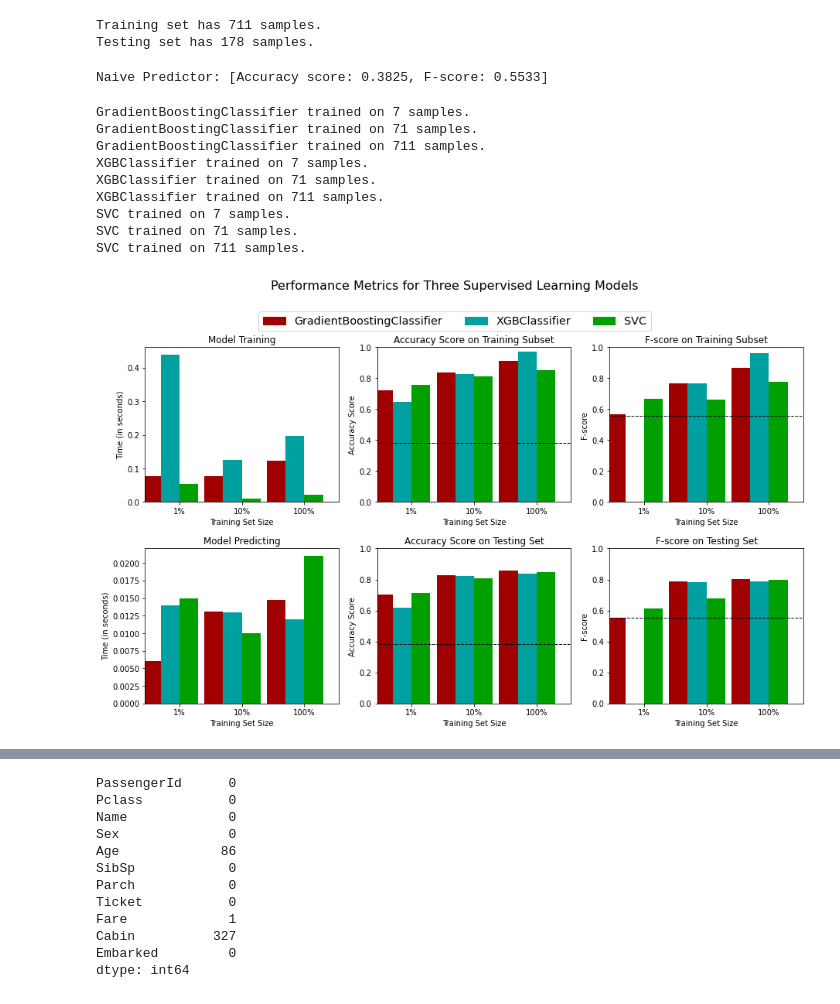
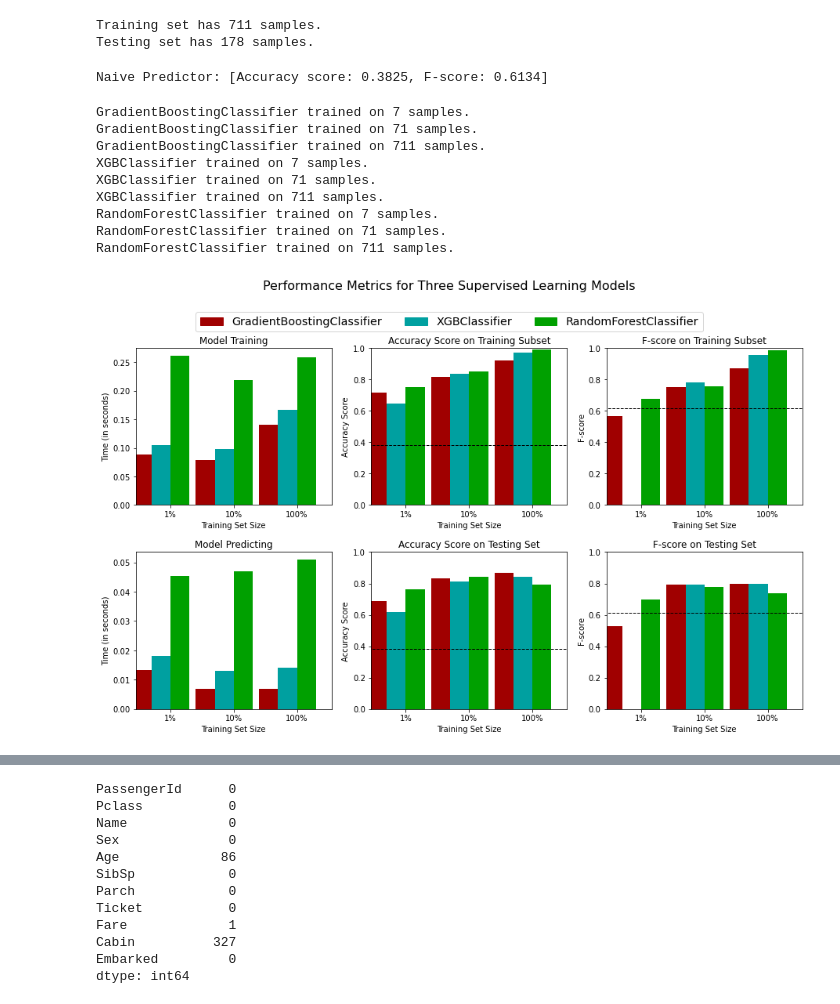
Before and after one commit to walidsi/titanic, a Jupyter notebook: titianic.ipynb, the cells around one changed output, grey strips where cells are left out. Saved outputs shown, nothing was run; the diff lists cells and outputs as text; code cells hidden in the pictures.

```diff
--- a/titianic.ipynb
+++ b/titianic.ipynb
@@ -72,8 +81,18 @@ class TitanicDataPreProccessor:
         from sklearn.preprocessing import StandardScaler
         self.std_scaler = StandardScaler()
 
-    def _fill_empty_with_average(self, df, column: str, criteria_column: str) -> pd.DataFrame:
-         # Fill empty Age cells
+    def _fill_empty_with_average(self, df: pd.DataFrame, column: str, criteria_column: str) -> pd.DataFrame:
+        """Fill empty cells in a column with the average value of the column in the same group
+
+        Args:
+            df (pd.DataFrame): input dataframe
+            column (str): column to fill
+            criteria_column (str): column to group by
+
+        Returns:
+            pd.DataFrame: updated dataframe
+        """
+        # Group by criteria_column and get the mean of column
         if df[column].isnull().sum() == 0:
             return df
 
@@ -87,6 +106,14 @@ class TitanicDataPreProccessor:
         return df
 
     def _numpy_arr_to_dataframe(self, nparray: np.ndarray) -> pd.DataFrame:
+        """Convert numpy array to dataframe
+
+        Args:
+            nparray (np.ndarray): input array
+
+        Returns:
+            pd.DataFrame: dataframe
+        """
         # Create list of column names with the format "colN" (from 1 to N)
         col_names = ['col' + str(i) for i in np.arange(nparray.T.shape[0]) + 1]
         # Declare pandas.DataFrame object
@@ -107,16 +134,20 @@ class TitanicDataPreProccessor:
         mask = titanic_df['Embarked'].isnull()
         titanic_df.drop(titanic_df[mask].index, inplace=True)
 
-         # Drop the non-useful columns
+        # Drop the non-useful columns
         titanic_df.drop(['Cabin', 'Name', 'PassengerId', 'Ticket'], axis=1, inplace=True)
 
         # Fill empty Age cells
         titanic_df = self._fill_empty_with_average(titanic_df, 'Age', 'Sex')
         titanic_df = self._fill_empty_with_average(titanic_df, 'Fare', 'Pclass')
 
+        # Create Sibsp+Parch column
+        titanic_df['SibspParch'] = titanic_df['SibSp'] + titanic_df['Parch']
+        titanic_df.drop(['SibSp', 'Parch'], axis=1, inplace=True)
+
         # use polynomial features to increase attributes
         from sklearn.preprocessing import PolynomialFeatures
-        feat_poly = PolynomialFeatures(degree=1).fit_transform(titanic_df[['Age', 'Fare', 'SibSp', 'Parch']])
+        feat_poly = PolynomialFeatures(degree=1).fit_transform(titanic_df[['Age', 'Fare', 'SibspParch']])
         feat_poly_df = self._numpy_arr_to_dataframe(feat_poly)
         feat_poly_df = self._numpy_arr_to_dataframe(self.std_scaler.fit_transform(feat_poly_df))
 
@@ -124,7 +155,7 @@ class TitanicDataPreProccessor:
         feat_poly_df.reset_index(inplace=True, drop=True)
 
         titanic_df = pd.concat([titanic_df, feat_poly_df], axis=1)
-        titanic_df.drop(['Age', 'Fare', 'SibSp', 'Parch'], axis=1, inplace=True)
+        titanic_df.drop(['Age', 'Fare'], axis=1, inplace=True)
 
         # OneHotEncode categorical columns
         titanic_df = pd.get_dummies(titanic_df, columns=['Sex', 'Embarked', 'Pclass'])
@@ -201,7 +232,7 @@ accuracy = (np.sum(target) + 0) / target.count()
 recall = np.sum(target) / np.sum(target)
 precision = np.sum(target) / target.count()
 
-g_fscore_beta = 1
+g_fscore_beta = 1.25
 
 # TODO: Calculate F-score using the formula above for beta and correct values for precision and recall.
 fscore = ((1.0 + g_fscore_beta*g_fscore_beta) * precision * recall) / (((g_fscore_beta*g_fscore_beta) * precision) + recall)
@@ -209,7 +240,7 @@ fscore = ((1.0 + g_fscore_beta*g_fscore_beta) * precision * recall) / (((g_fscor
 # Print the results
 print("Naive Predictor: [Accuracy score: {:.4f}, F-score: {:.4f}]".format(accuracy, fscore))
 # %% [output]
-Naive Predictor: [Accuracy score: 0.3825, F-score: 0.5533]
+Naive Predictor: [Accuracy score: 0.3825, F-score: 0.6134]
 # %%
 # TODO: Import two metrics from sklearn - fbeta_score and accuracy_score
 from sklearn.metrics import accuracy_score, fbeta_score
@@ -266,8 +297,8 @@ def train_predict(learner, sample_size, X_train, y_train, X_test, y_test):
     return results
 # %%
 # TODO: Import the three supervised learning models from sklearn
-from sklearn.linear_model import LogisticRegression, SGDClassifier
-from sklearn.ensemble import GradientBoostingClassifier, AdaBoostClassifier
+from sklearn.linear_model import LogisticRegression, SGDClassifier, Perceptron
+from sklearn.ensemble import GradientBoostingClassifier, AdaBoostClassifier, RandomForestClassifier
 from sklearn.neighbors import KNeighborsClassifier
 from sklearn.svm import SVC, LinearSVC
 import xgboost as xgb
@@ -278,38 +309,38 @@ warnings.filterwarnings("ignore", category = UserWarning, module = "xgboost")
 #weights = {0: 0.75, 1: 0.25}
 clf_A = GradientBoostingClassifier()
 clf_B = xgb.XGBClassifier(eval_metric='rmse')
-clf_C = SVC(random_state=0)
+clf_C = RandomForestClassifier()
 
 
 # TODO: Calculate the number of samples for 1%, 10%, and 100% of the training data
 # HINT: samples_100 is the entire training set i.e. len(y_train)
 # HINT: samples_10 is 10% of samples_100 (ensure to set the count of the values to be `int` and not `float`)
 # HINT: samples_1 is 1% of samples_100 (ensure to set the count of the values to be `int` and not `float`)
 samples_100 = len(y_train)
 samples_10 = int(0.1 * samples_100)
 samples_1 = int(0.01 * samples_100)
 
 # Collect results on the learners
 results = {}
 for clf in [clf_A, clf_B, clf_C]:
     clf_name = clf.__class__.__name__
     results[clf_name] = {}
     for i, samples in enumerate([samples_1, samples_10, samples_100]):
         results[clf_name][i] = train_predict(clf, samples, X_train, y_train, X_test, y_test)
 
 # Run metrics visualization for the three supervised learning models chosen
 vs.evaluate(results, accuracy, fscore)
 # %% [output]
 GradientBoostingClassifier trained on 7 samples.
 GradientBoostingClassifier trained on 71 samples.
 GradientBoostingClassifier trained on 711 samples.
 XGBClassifier trained on 7 samples.
 XGBClassifier trained on 71 samples.
 XGBClassifier trained on 711 samples.
-SVC trained on 7 samples.
-SVC trained on 71 samples.
-SVC trained on 711 samples.
+RandomForestClassifier trained on 7 samples.
+RandomForestClassifier trained on 71 samples.
+RandomForestClassifier trained on 711 samples.
-[figure, old version]
+[figure, new version]
 # %%
 from sklearn.metrics import accuracy_score, fbeta_score
 
```
Also changed, not shown: parts of 9 cells of this notebook.
